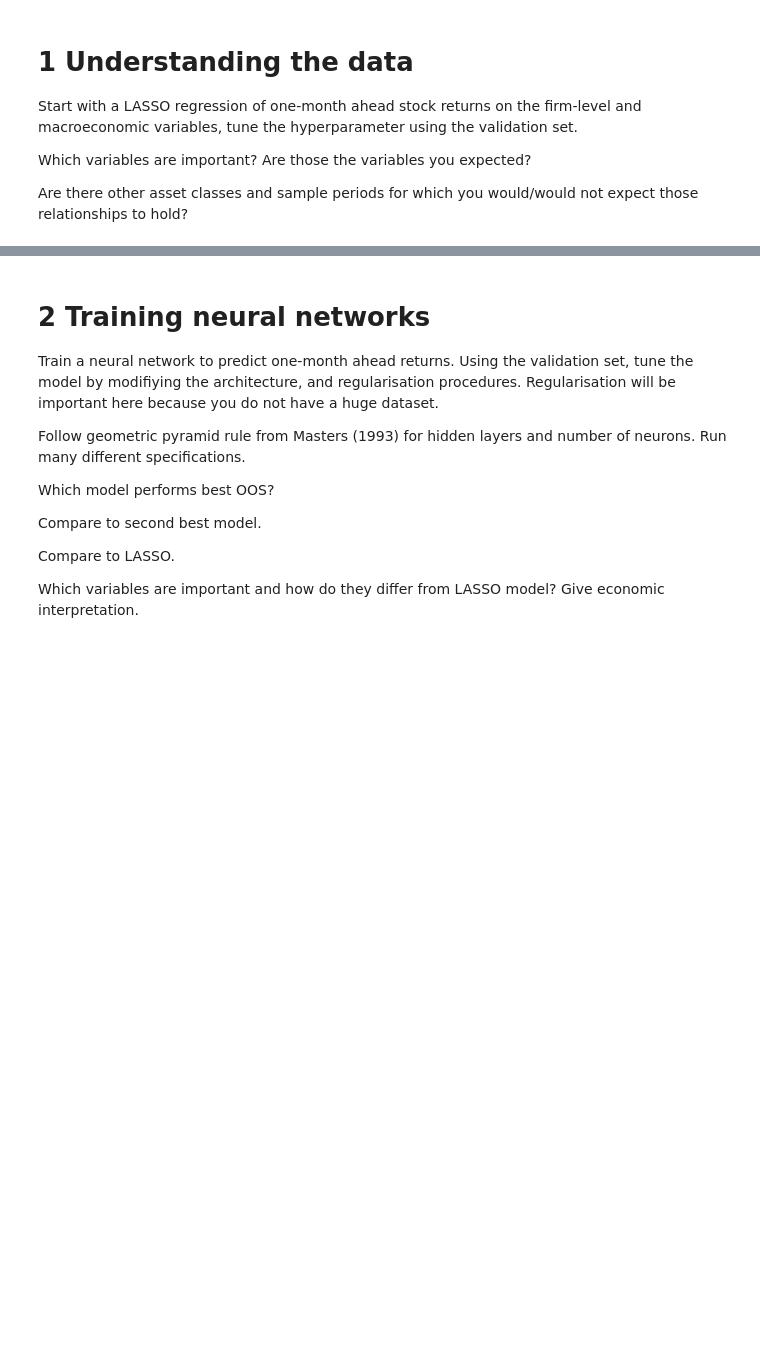
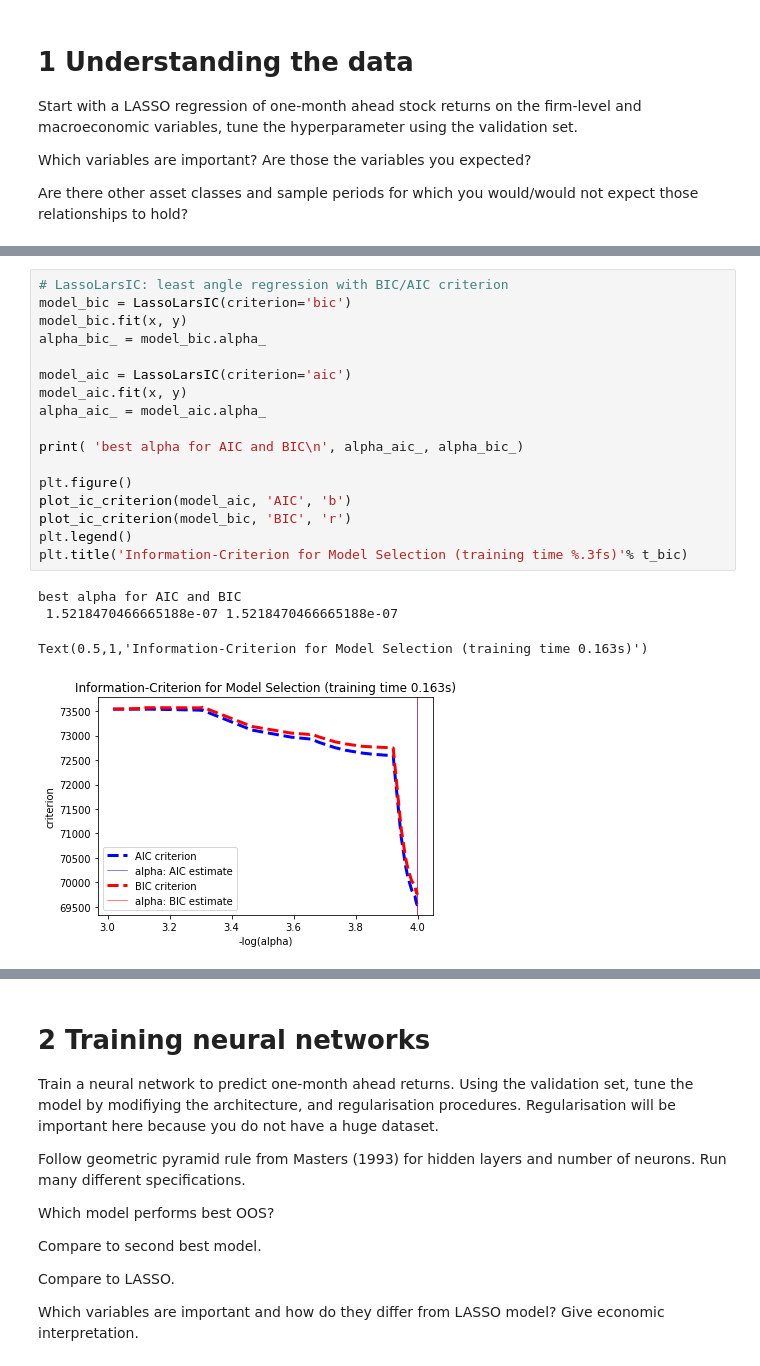
Before and after one commit to TimZhiX/Big-Data-in-Finance-II, a Jupyter notebook: Assignment2/BigData2_Assignment2_Group7.ipynb, the cells around one changed output, grey strips where cells are left out. Drawn from its saved outputs; the diff is of its cells as text; blank space fills up the shorter version.

```diff
--- a/Assignment2/BigData2_Assignment2_Group7.ipynb
+++ b/Assignment2/BigData2_Assignment2_Group7.ipynb
@@ -374,0 +392,22 @@ x.shape,y.shape
+# %%
+# LassoLarsIC: least angle regression with BIC/AIC criterion
+model_bic = LassoLarsIC(criterion='bic')
+model_bic.fit(x, y)
+alpha_bic_ = model_bic.alpha_
+
+model_aic = LassoLarsIC(criterion='aic')
+model_aic.fit(x, y)
+alpha_aic_ = model_aic.alpha_
+
+print( 'best alpha for AIC and BIC\n', alpha_aic_, alpha_bic_)
+
+plt.figure()
+plot_ic_criterion(model_aic, 'AIC', 'b')
+plot_ic_criterion(model_bic, 'BIC', 'r')
+plt.legend()
+plt.title('Information-Criterion for Model Selection (training time %.3fs)'% t_bic)
+# %% [output]
+best alpha for AIC and BIC
+ 1.5218470466665188e-07 1.5218470466665188e-07
+Text(0.5,1,'Information-Criterion for Model Selection (training time 0.163s)')
+[figure, added]
```
Also changed, not shown: parts of 12 cells of this notebook.
